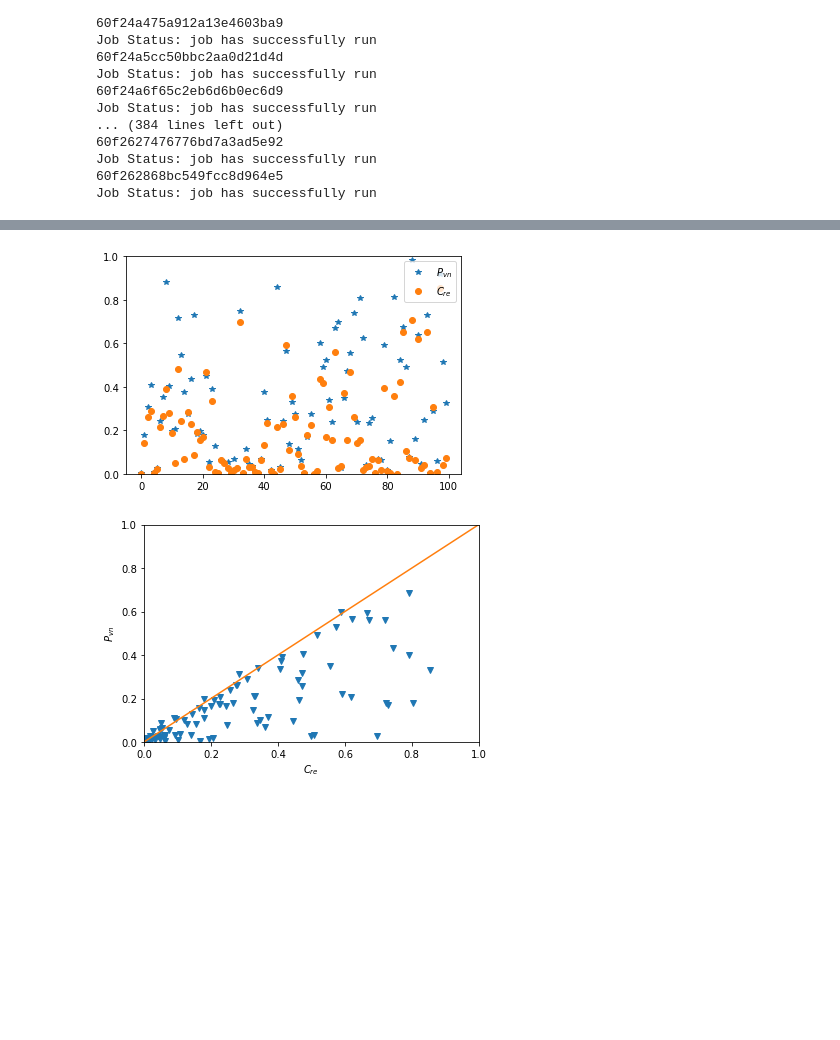
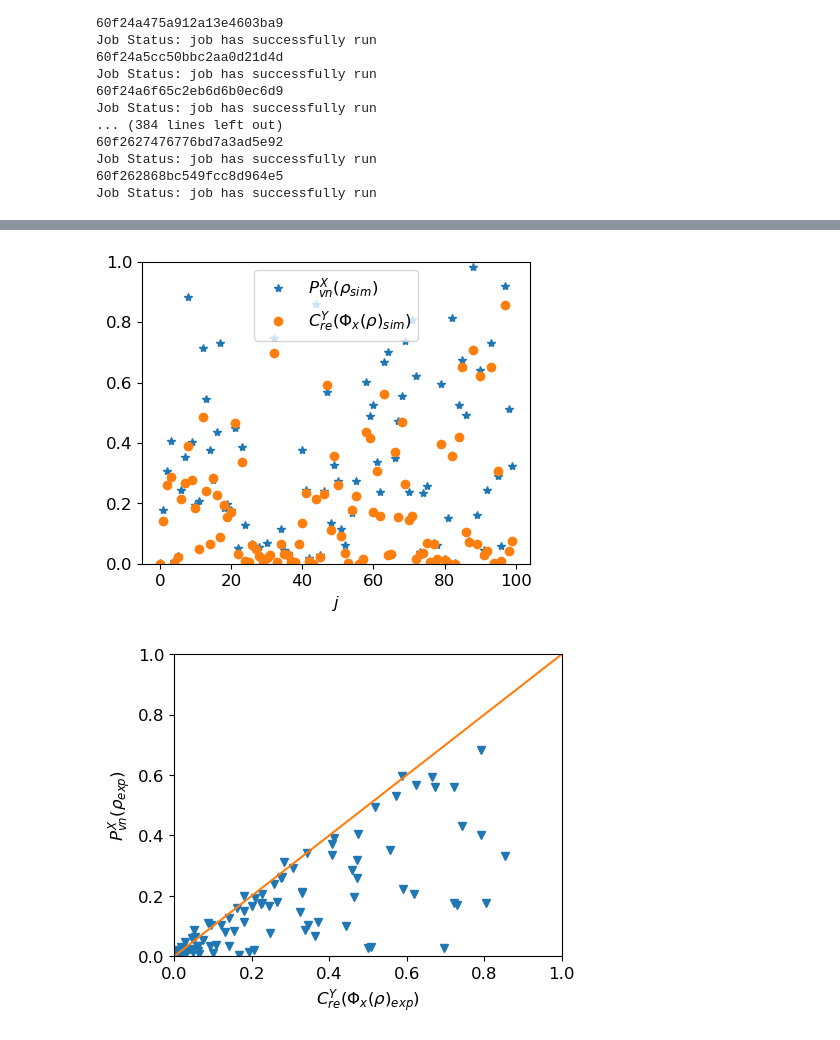
Before and after one commit to jonasmaziero/jupyterQ, a Jupyter notebook: sim_qMeasurement.ipynb, the cells around one changed output, grey strips where cells are left out. Drawn from its saved outputs; the diff is of its cells as text; code cells hidden in the pictures; blank space fills up the shorter version.

```diff
--- a/sim_qMeasurement.ipynb
+++ b/sim_qMeasurement.ipynb
@@ -699,11 +701,15 @@ plt.plot([0,1],[0,1]); plt.xlabel(r'$C_{re}$'); plt.ylabel(r'$P_{vn}$'); plt.sho
 # %%
-plt.plot(jv, Pv, '*', label = r'$P_{vn}$'); plt.plot(jv, Cv, 'o', label = r'$C_{re}$'); plt.ylim(0, 1)
-plt.legend(loc = 'upper right'); plt.show()
+import matplotlib; matplotlib.rcParams.update({'font.size':12}); plt.figure(figsize = (5,4), dpi = 100)
+plt.plot(jv, Pv, '*', label = r'$P^{X}_{vn}(\rho_{sim})$');
+plt.plot(jv, Cv, 'o', label = r'$C^{Y}_{re}(\Phi_{x}(\rho)_{sim})$'); plt.ylim(0, 1)
+plt.xlabel(r'$j$'); plt.legend(loc = 'upper center'); plt.show()
 # %% [output]
-[figure, old version]
+[figure, new version]
 # %%
+import matplotlib; matplotlib.rcParams.update({'font.size':12}); plt.figure(figsize = (5,4), dpi = 100)
 plt.plot(PvE, CvE, 'v'); plt.xlim(0,1); plt.ylim(0,1);
-plt.plot([0,1],[0,1]); plt.xlabel(r'$C_{re}$'); plt.ylabel(r'$P_{vn}$'); plt.show()
+plt.plot([0,1],[0,1]); plt.xlabel(r'$C^{Y}_{re}(\Phi_{x}(\rho)_{exp})$');
+plt.ylabel(r'$P^{X}_{vn}(\rho_{exp})$'); plt.show()
 # %% [output]
-[figure, old version]
+[figure, new version]
 # %%
```
Also changed, not shown: parts of 3 cells of this notebook.
